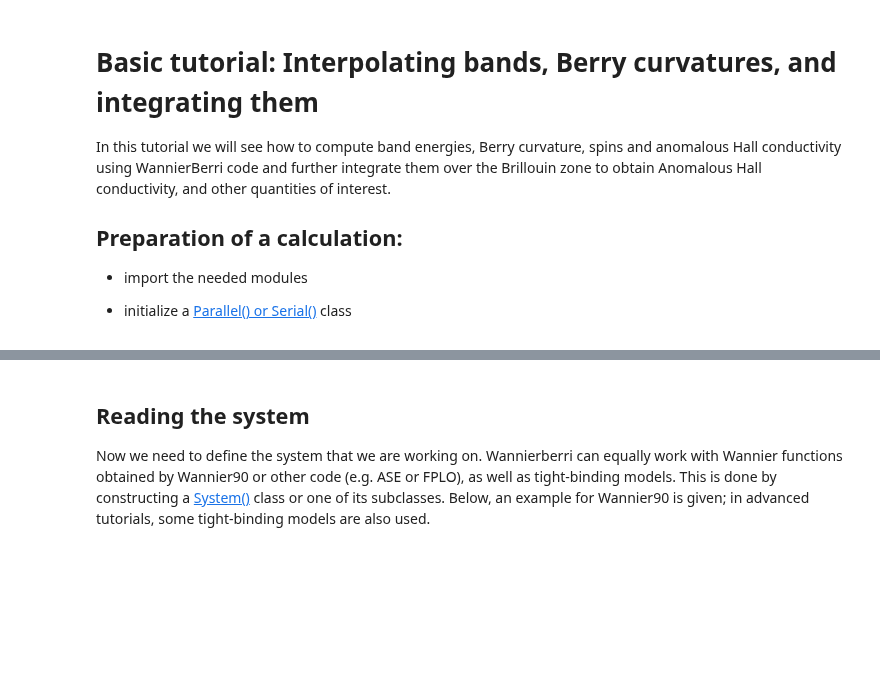
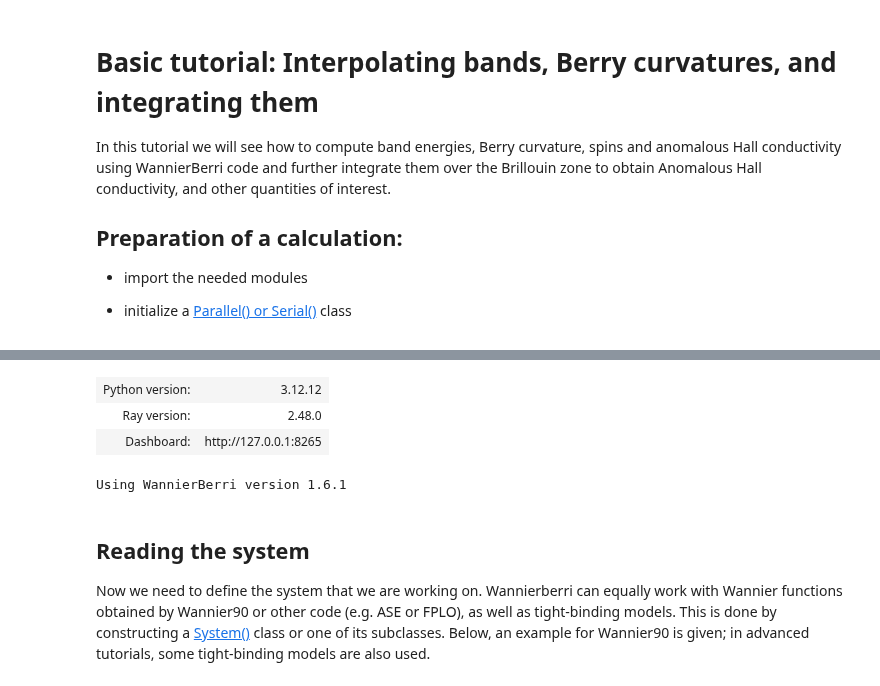
Before and after one commit to wannier-berri/WannierBerri-tutorial, a Jupyter notebook: tutorials/1_basic/tutorial-wb-basic-solution.ipynb, the cells around one changed output, grey strips where cells are left out. Drawn from its saved outputs; the diff is of its cells as text; code cells hidden in the pictures; blank space fills up the shorter version.

```diff
--- a/tutorials/1_basic/tutorial-wb-basic-solution.ipynb
+++ b/tutorials/1_basic/tutorial-wb-basic-solution.ipynb
@@ -10,31 +10,11 @@ In this tutorial we will see how to compute band energies, Berry curvature, spin
 * initialize a [Parallel() or Serial()](https://wannier-berri.org/docs/parallel.html) class
 # %%
 # Preliminary
-
-# Set environment variables - not mandatory but recommended if you use Parallel()
+# Set environment variables - not mandatory but recommended if you use parallel with maximum number of CPUs
 #import os
 #os.environ['OPENBLAS_NUM_THREADS'] = '1'
 #os.environ['MKL_NUM_THREADS'] = '1'
 
-
-import wannierberri as wberri
-print (f"Using WannierBerri version {wberri.__version__}")
-import numpy as np
-import scipy
-import matplotlib.pyplot as plt
-%matplotlib inline
-from termcolor import cprint
-
-#  This block is needed if you run this cell for a second time
-#  because one cannot initiate two parallel environments at a time
-try:
-    parallel.shutdown()
-except NameError:
-    pass
-
-# Chiose one of the options:
-
-parallel = wberri.Parallel(num_cpus=2)
-#parallel = wberri.Parallel()  # automatic detection
-#parallel = wberri.Serial()
+import ray
+ray.init(num_cpus=8)
 # %% [output]
@@ -47,3 +23,16 @@ initializing ray with  {'num_cpus': 2}
+| Python version: | 3.12.12 |
+| Ray version: | 2.48.0 |
+| Dashboard: | http://127.0.0.1:8265 |
+# %%
+
+import wannierberri as wberri
+print (f"Using WannierBerri version {wberri.__version__}")
+import numpy as np
+import scipy
+import matplotlib.pyplot as plt
+%matplotlib inline
+# %% [output]
+Using WannierBerri version 1.6.1
 # %% [markdown]
 ## Reading the system
 
```
Also changed, not shown: parts of 17 cells of this notebook, 1 other file.
